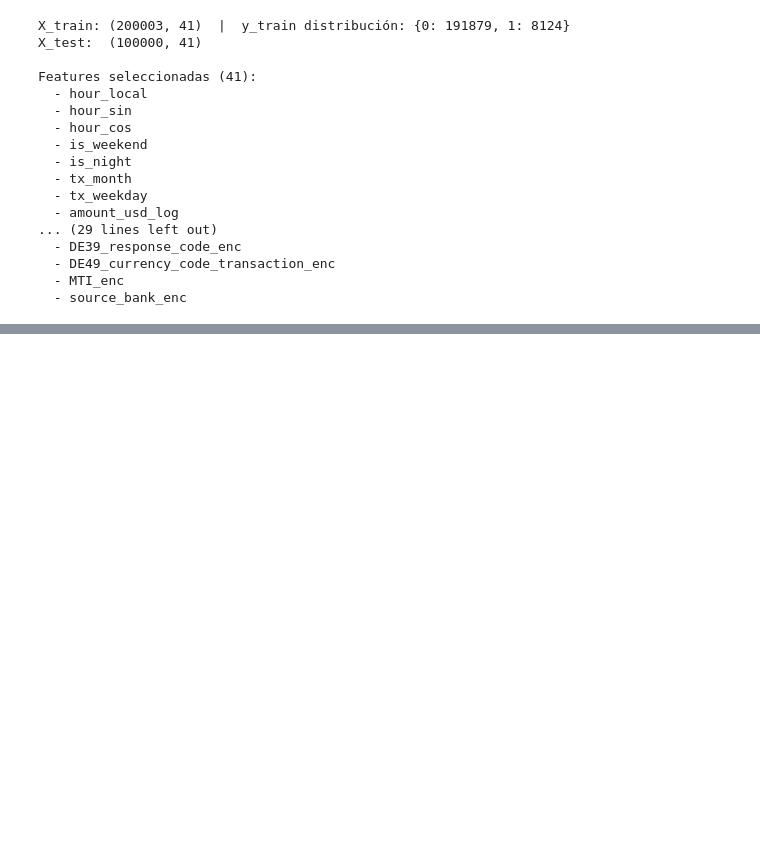
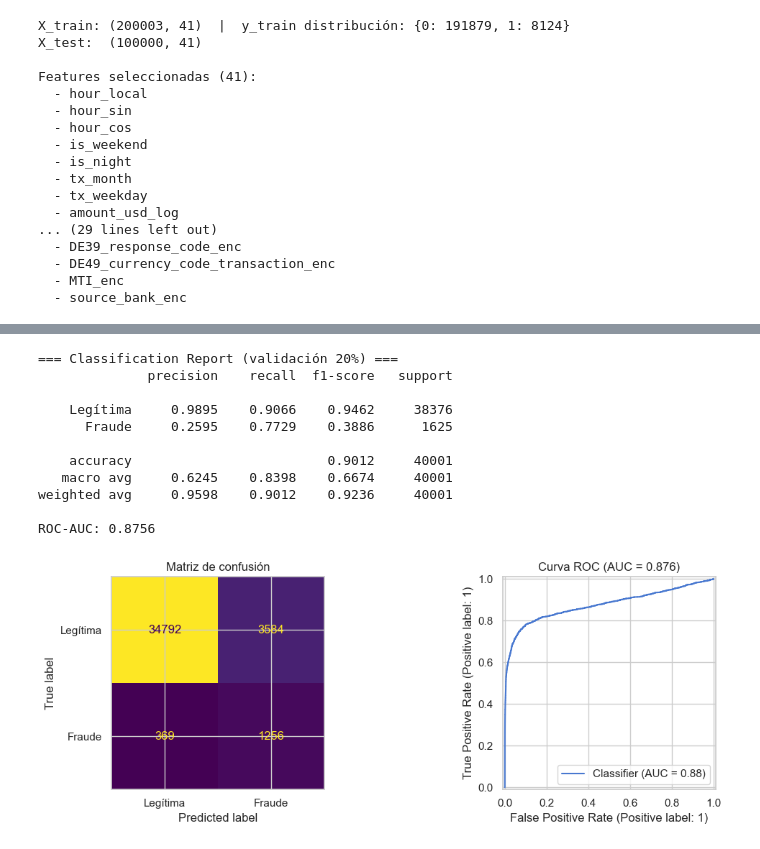
Before and after one commit to eunicean/PlusTI-Project, a Jupyter notebook: test.ipynb, the cells around one changed output, grey strips where cells are left out. Saved outputs shown, nothing was run; the diff lists cells and outputs as text; code cells hidden in the pictures; blank space fills up the shorter version.

```diff
--- a/test.ipynb
+++ b/test.ipynb
@@ -728,21 +750,33 @@ print(importances.head(10).to_string())
 # %%
-from sklearn.metrics import (classification_report, roc_auc_score,
-                              ConfusionMatrixDisplay, RocCurveDisplay)
+from sklearn.metrics import (classification_report, roc_auc_score, ConfusionMatrixDisplay, RocCurveDisplay)
 
 y_pred  = rf.predict(X_val)
 y_proba = rf.predict_proba(X_val)[:, 1]
 
 print("=== Classification Report (validación 20%) ===")
 print(classification_report(y_val, y_pred, target_names=["Legítima", "Fraude"], digits=4))
 print(f"ROC-AUC: {roc_auc_score(y_val, y_proba):.4f}")
 
 fig, axes = plt.subplots(1, 2, figsize=(12, 4))
 ConfusionMatrixDisplay.from_predictions(y_val, y_pred,
     display_labels=["Legítima", "Fraude"], ax=axes[0], colorbar=False)
 axes[0].set_title("Matriz de confusión")
 
 RocCurveDisplay.from_predictions(y_val, y_proba, ax=axes[1])
 axes[1].set_title(f"Curva ROC (AUC = {roc_auc_score(y_val, y_proba):.3f})")
 plt.tight_layout()
 plt.show()
+# %% [output]
+=== Classification Report (validación 20%) ===
+              precision    recall  f1-score   support
+
+    Legítima     0.9895    0.9066    0.9462     38376
+      Fraude     0.2595    0.7729    0.3886      1625
+
+    accuracy                         0.9012     40001
+   macro avg     0.6245    0.8398    0.6674     40001
+weighted avg     0.9598    0.9012    0.9236     40001
+
+ROC-AUC: 0.8756
+[figure, added]
 # %%
```
Also changed, not shown: parts of 5 cells of this notebook.
